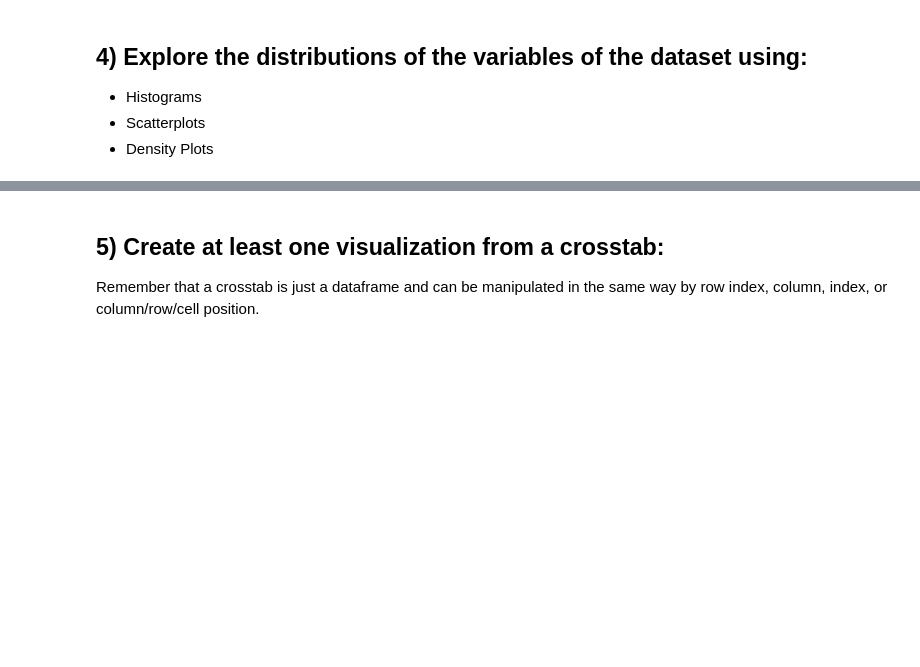
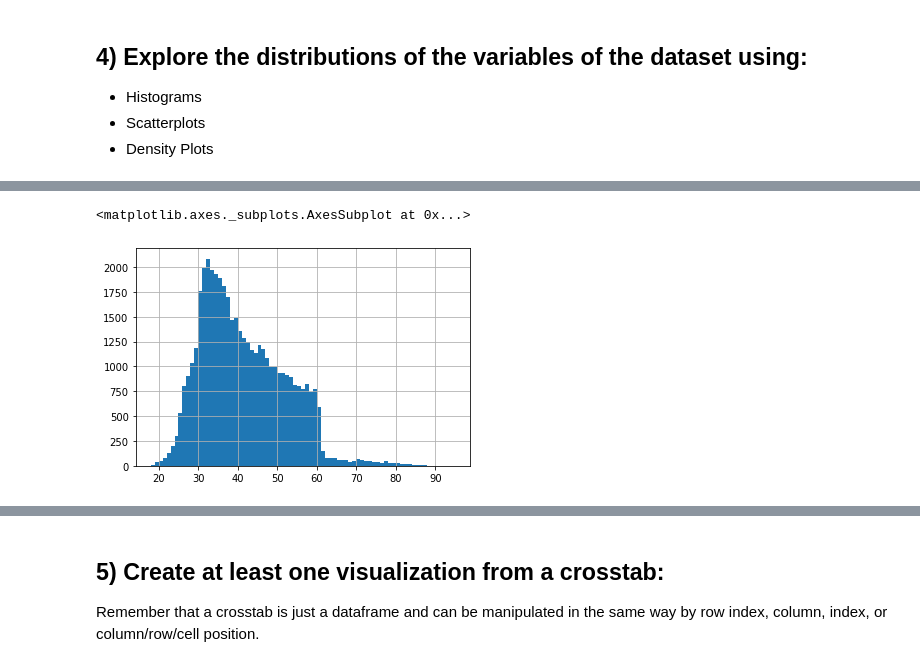
Before and after one commit to ekoly/DS-Unit-1-Sprint-1-Data-Wrangling-and-Storytelling, a Jupyter notebook: module1-exploratory-data-analysis/LS_DS_111_Exploratory_Data_Analysis_Assignment.ipynb, the cells around one changed output, grey strips where cells are left out. Drawn from its saved outputs; the diff is of its cells as text; code cells hidden in the pictures; blank space fills up the shorter version.

```diff
--- a/module1-exploratory-data-analysis/LS_DS_111_Exploratory_Data_Analysis_Assignment.ipynb
+++ b/module1-exploratory-data-analysis/LS_DS_111_Exploratory_Data_Analysis_Assignment.ipynb
@@ -85,0 +89,4 @@ uploaded = files.upload()
+# %%
+import io
+
+df2 = pd.read_csv(io.BytesIO(uploaded['bank-full.csv']), sep=";")
@@ -98,0 +140,5 @@ Take whichever of the above datasets has more categorical variables and use cros
+# %%
+df2["age"].hist(bins=77)
+# %% [output]
+<matplotlib.axes._subplots.AxesSubplot at 0x...>
+[figure, added]
```
Also changed, not shown: parts of 19 cells of this notebook.
